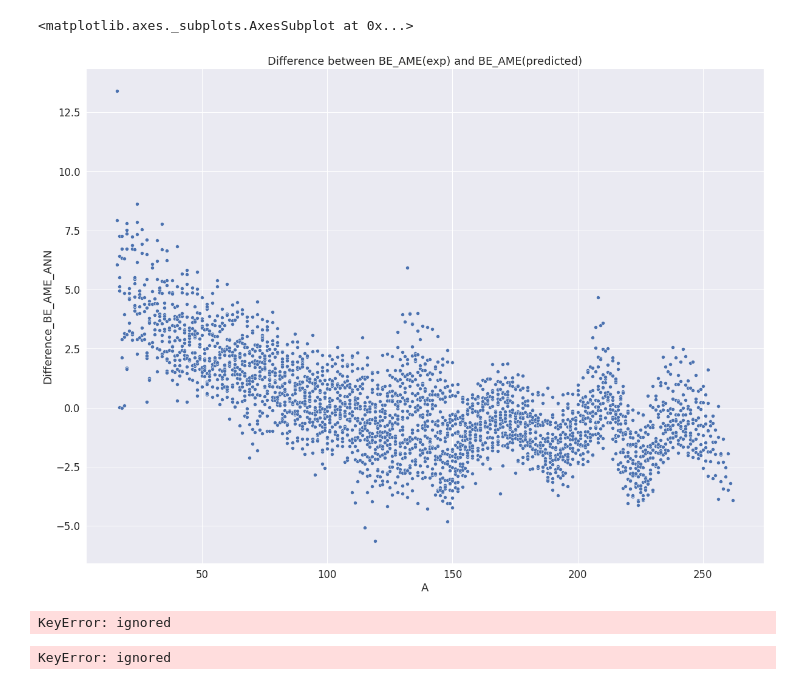
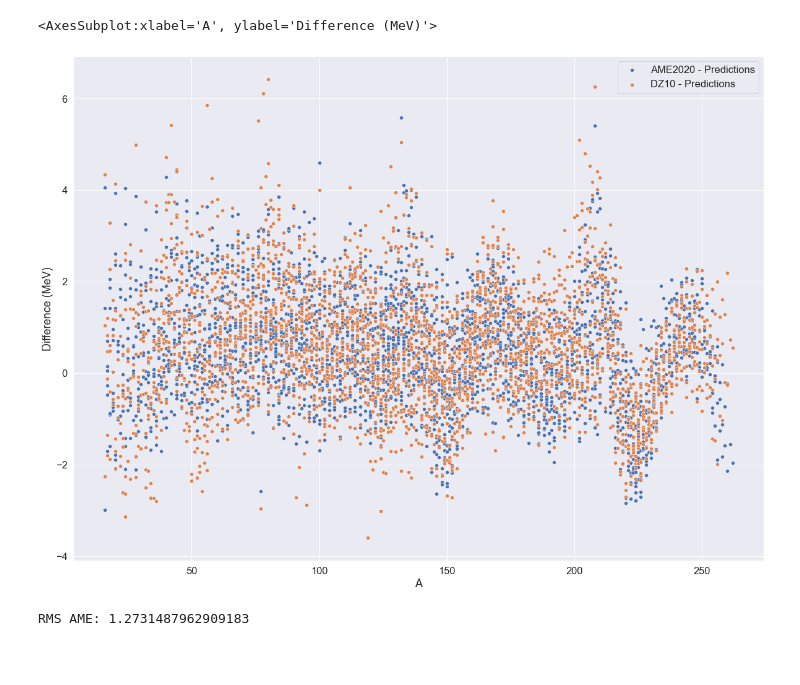
Before and after one commit to AlexianL/StudentProject2023, a Jupyter notebook: ANN3.ipynb, the cells around one changed output. Drawn from its saved outputs; the diff is of its cells as text; code cells hidden in the pictures; blank space fills up the shorter version.

```diff
--- a/ANN3.ipynb
+++ b/ANN3.ipynb
@@ -38,5 +35,5 @@ Mounted at /content/drive
 # %%
+df['Vol']=np.power(df['A'],2/3)
+df['Coul']= (df['Z']*(df['Z']-1))/np.power(df['A'],1/3)
 df["Asym"] = ( (df["N"]-df["Z"])**2 ) / df["A"]
-
-
 df["Pair"]= np.power(df["A"],-1/2)
@@ -81,7 +93,7 @@ model4 = keras.models.Model(([input1, input2, input3, input4]),output)
 # %%
-model4.compile(optimizer=Adam(learning_rate=0.0001), loss="mean_squared_error")
+model4.compile(optimizer=Adam(learning_rate=0.000001), loss="mean_squared_error")
 # %%
-history4=model4.fit(x=([scaled_n,scaled_z, scaled_asym, scaled_pair]), y=scaled_target,batch_size=11, epochs=150, shuffle=True, verbose=2)
+history4=model4.fit(x=(scaled_n,scaled_z,scaled_vol, scaled_coul, scaled_asym, scaled_pair), y=scaled_target, epochs=1000, shuffle=True, verbose=2)
 
 plt.figure(figsize =(20,13))
 plt.yscale('log')
@@ -91,7 +103,4 @@ plt.plot(history4.history["loss"])
 plt.xlabel("Epoch")
 plt.ylabel("loss")
 plt.show()
-
-#Be careful : loss is mean_squared_error, not RMS, and is calculated among
-#Rescaled variable, so it doesn't mean a lot
 # %% [output]
@@ -116,17 +124,18 @@ Epoch 150/150
 # %%
-
-
 test_target = df["ame_BE"]
-test_n_input = df["N"]
-test_z_input = df["Z"]
+test_n_input=df["N"]
+test_z_input=df["Z"]
+test_vol_input=df["Vol"]
+test_coul_input=df["Coul"]
 test_asym_input = df["Asym"]
 test_pair_input = df["Pair"]
-
 
 scaler=MinMaxScaler(feature_range=(0,1))
 test_scaled_n=scaler.fit_transform(pd.Series.to_numpy(test_n_input).reshape(-1,1))
 test_scaled_z=scaler.fit_transform(pd.Series.to_numpy(test_z_input).reshape(-1,1))
+test_scaled_vol=scaler.fit_transform(pd.Series.to_numpy(vol_input).reshape(-1,1))
+test_scaled_coul=scaler.fit_transform(pd.Series.to_numpy(coul_input).reshape(-1,1))
 test_scaled_asym=scaler.fit_transform(pd.Series.to_numpy(test_asym_input).reshape(-1,1))
 test_scaled_pair=scaler.fit_transform(pd.Series.to_numpy(test_pair_input).reshape(-1,1))
 test_scaled_target=scaler.fit_transform(pd.Series.to_numpy(test_target).reshape(-1,1))
-predictions = model4.predict(x=([test_scaled_n,test_scaled_z,test_scaled_asym, test_scaled_pair]), batch_size=1, verbose=0) ## we use the model 4
+predictions = model4.predict(x=([test_scaled_n,test_scaled_z,test_scaled_vol,test_scaled_coul, test_scaled_asym, test_scaled_pair]), batch_size=1)
@@ -133,50 +144,29 @@ predictions = model4.predict(x=([test_scaled_n,test_scaled_z,test_scaled_asym, t
 # %%
 rescaled_predictions=[(i - scaler.min_)/scaler.scale_ for i in predictions]
 
 
 df["BE_Predictions"]=np.double(rescaled_predictions)
 #df["BE/A_Predictions"]=df["BE/A_Predictions"]/1000
-df["Difference_BE_AME_ANN"]=df["ame_BE"]-df["BE_Predictions"]
+df["Difference_BE_AME"]=df["ame_BE"]-df["BE_Predictions"]
+df["Difference_BE_DZ"]=df["dz_BE"]-df["BE_Predictions"]
 
 
 
 plt.figure(figsize =(20,15))
 
-plt.title('Difference between BE_AME(exp) and BE_AME(predicted)')
+#plt.title('Difference between ame_BE(exp) and BE_Predictions')
+plt.ylabel('Difference (MeV)')
 
-sns.scatterplot(x="A",y="Difference_BE_AME_ANN",data=df, palette="rainbow_r")
+sns.scatterplot(x="A",y="Difference_BE_AME",data=df, palette="rainbow_r", label='AME2020 - Predictions')
+sns.scatterplot(x="A",y="Difference_BE_DZ",data=df, palette="rainbow_r", label='DZ10 - Predictions')
 # %% [output]
-<matplotlib.axes._subplots.AxesSubplot at 0x...>
+<AxesSubplot:xlabel='A', ylabel='Difference (MeV)'>
-[figure, old version]
+[figure, new version]
-# %%
-
-test_target = df["BE/A_DZ10"]
-test_n_input=df["N"]
-test_z_input=df["Z"]
-
-scaler=MinMaxScaler(feature_range=(0,1))
-test_scaled_n=scaler.fit_transform(pd.Series.to_numpy(test_n_input).reshape(-1,1))
-test_scaled_z=scaler.fit_transform(pd.Series.to_numpy(test_z_input).reshape(-1,1))
-test_scaled_target=scaler.fit_transform(pd.Series.to_numpy(test_target).reshape(-1,1))
-predictions = model4.predict(x=([test_scaled_n,test_scaled_z]), batch_size=1, verbose=0) ## we use the model 4
-# %% [output]
-KeyError: ignored
-# %%
-rescaled_predictions=[(i - scaler.min_)/scaler.scale_ for i in predictions]
-
-
-df["BE/A_Predictions"]=np.double(rescaled_predictions)
-df["Difference_DZ10"]=df["BE/A_DZ10"]-df["BE/A_Predictions"]
-
-
-
-plt.figure(figsize =(20,15))
-
-plt.title('Difference between both AME and DZ10 and predictions')
-plt.ylabel('Difference models - predictions')
-
-sns.scatterplot(x="A",y="Difference_AME",data=df, label="Difference_AME", palette="rainbow_r")
-sns.scatterplot(x="A",y="Difference_DZ10",data=df, label="Difference_DZ10", palette="rainbow_r")
-plt.legend()
-# %% [output]
-KeyError: ignored
+# %%
+
+
+rms_ame = np.sqrt(((df['Difference_BE_AME'] ** 2).sum()) / len(df['Difference_BE_AME']))
+
+print('RMS AME:', rms_ame)
+# %% [output]
+RMS AME: 1.2731487962909183
```
Also changed, not shown: parts of 12 cells of this notebook.
